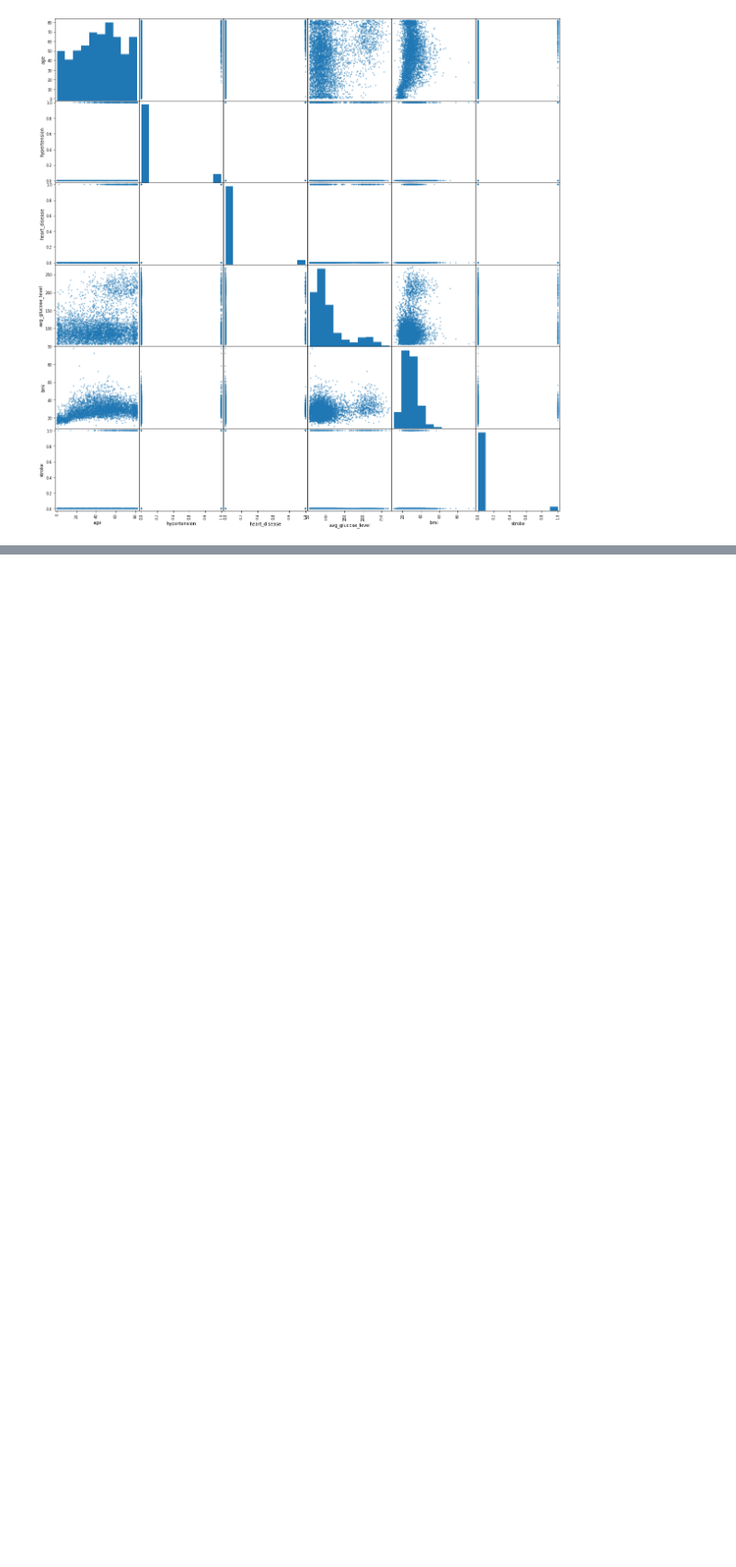
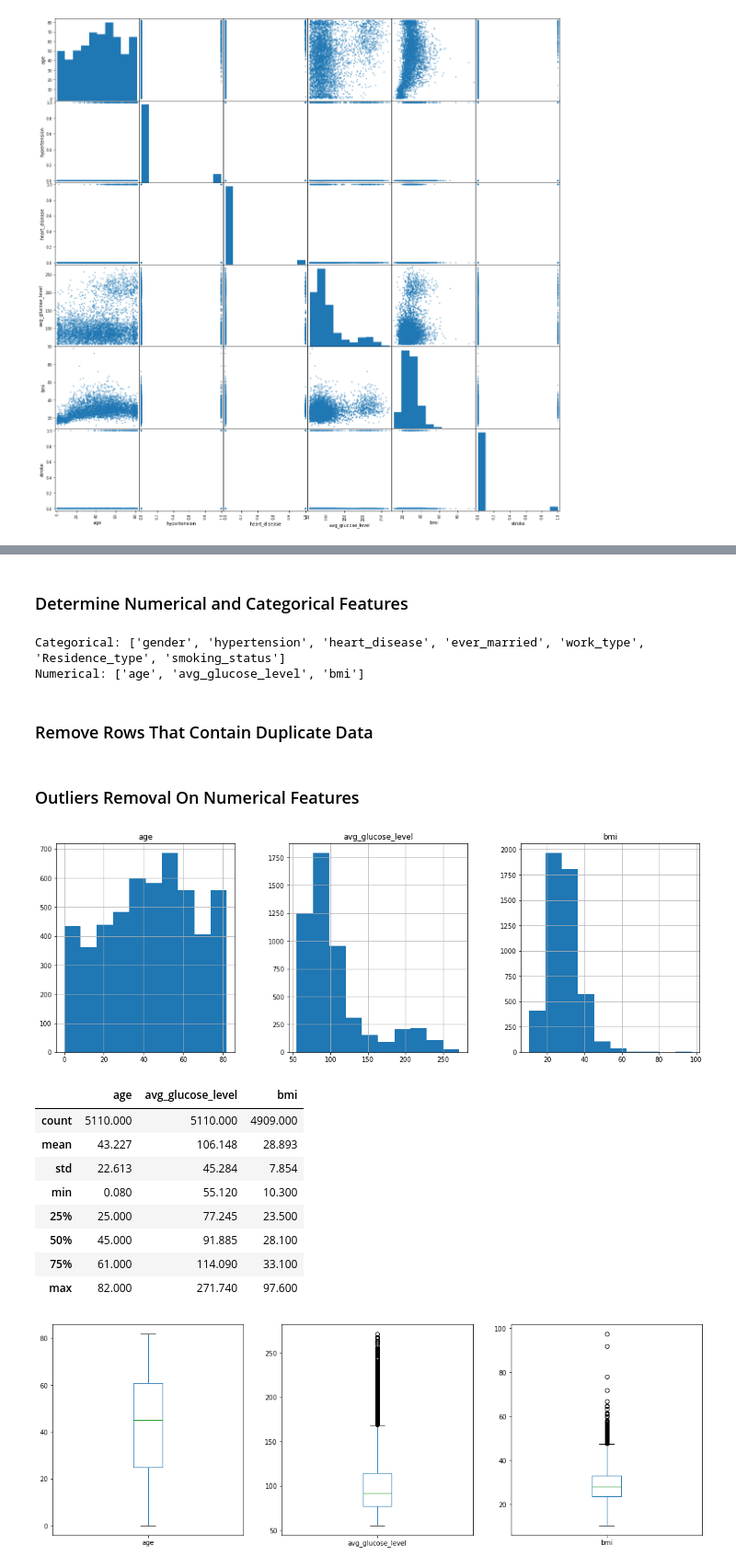
Before and after one commit to LapTQ/IT31903_123220_Group18_Stroke-prediction, a Jupyter notebook: analyze_data.ipynb, the cells around one changed output, grey strips where cells are left out. Shown: that part at 92% size. Saved outputs shown, nothing was run; the diff lists cells and outputs as text; code cells hidden in the pictures; blank space fills up the shorter version.

```diff
--- a/analyze_data.ipynb
+++ b/analyze_data.ipynb
@@ -236,0 +208,8 @@ report = classification_report(Y_test, predicted)
+# %%
+n_uniques = data.nunique()
+print("Number of unique values in each columns")
+print("{:<20}{:>8}{:>12}\t {}".format("Column", "n_unique", "Percentage", "Unique values"))
+print("-----------------------------------------------------------------------------------------")
+for col in data.columns:
+    percentage = n_uniques[col] / data.shape[0] * 100
+    print("{:<20}{:>8}{:>12.1f}%\t".format(col, n_uniques[col], percentage), (data[col].unique() if percentage < 1 else ""))
@@ -236,0 +233,52 @@ report = classification_report(Y_test, predicted)
+# %% [markdown]
+### Determine Numerical and Categorical Features
+# %%
+# determine by percentage of unique values
+categorical_ix = []
+numerical_ix = []
+for col in data.columns:
+    if col != 'stroke':
+        percentage = n_uniques[col]/data.shape[0] * 100
+        if percentage < 1:
+            categorical_ix.append(col)
+        else:
+            numerical_ix.append(col)
+print("Categorical:", categorical_ix)
+print("Numerical:", numerical_ix)
+# %% [output]
+Categorical: ['gender', 'hypertension', 'heart_disease', 'ever_married', 'work_type', 'Residence_type', 'smoking_status']
+Numerical: ['age', 'avg_glucose_level', 'bmi']
+# %% [markdown]
+### Remove Rows That Contain Duplicate Data
+# %%
+before = data.shape[0]
+dups = data.duplicated()
+n_dups = len(data[dups])
+data.drop_duplicates(inplace=True)
+after = data.shape[0]
+print("""\t\tNumber of rows
+-------------------------------
+Before\t\t%d
+Detected\t%d
+After\t\t%d
+""" % (before, n_dups, after))
+# %% [markdown]
+### Outliers Removal On Numerical Features
+# %%
+data[numerical_ix].hist(figsize=(18, 6), layout=(1, 3))
+pyplot.show()
+
+data[numerical_ix].plot(kind='box', subplots=True, layout=(1, 3), figsize=(18, 6))
+data[numerical_ix].describe()
+# %% [output]
+[figure, added]
+|  | age | avg_glucose_level | bmi |
+| count | 5110.000 | 5110.000 | 4909.000 |
+| mean | 43.227 | 106.148 | 28.893 |
+| std | 22.613 | 45.284 | 7.854 |
+| min | 0.080 | 55.120 | 10.300 |
+| 25% | 25.000 | 77.245 | 23.500 |
+| 50% | 45.000 | 91.885 | 28.100 |
+| 75% | 61.000 | 114.090 | 33.100 |
+| max | 82.000 | 271.740 | 97.600 |
+[figure, added]
```
Also changed, not shown: parts of 92 cells of this notebook, 1 other file.
